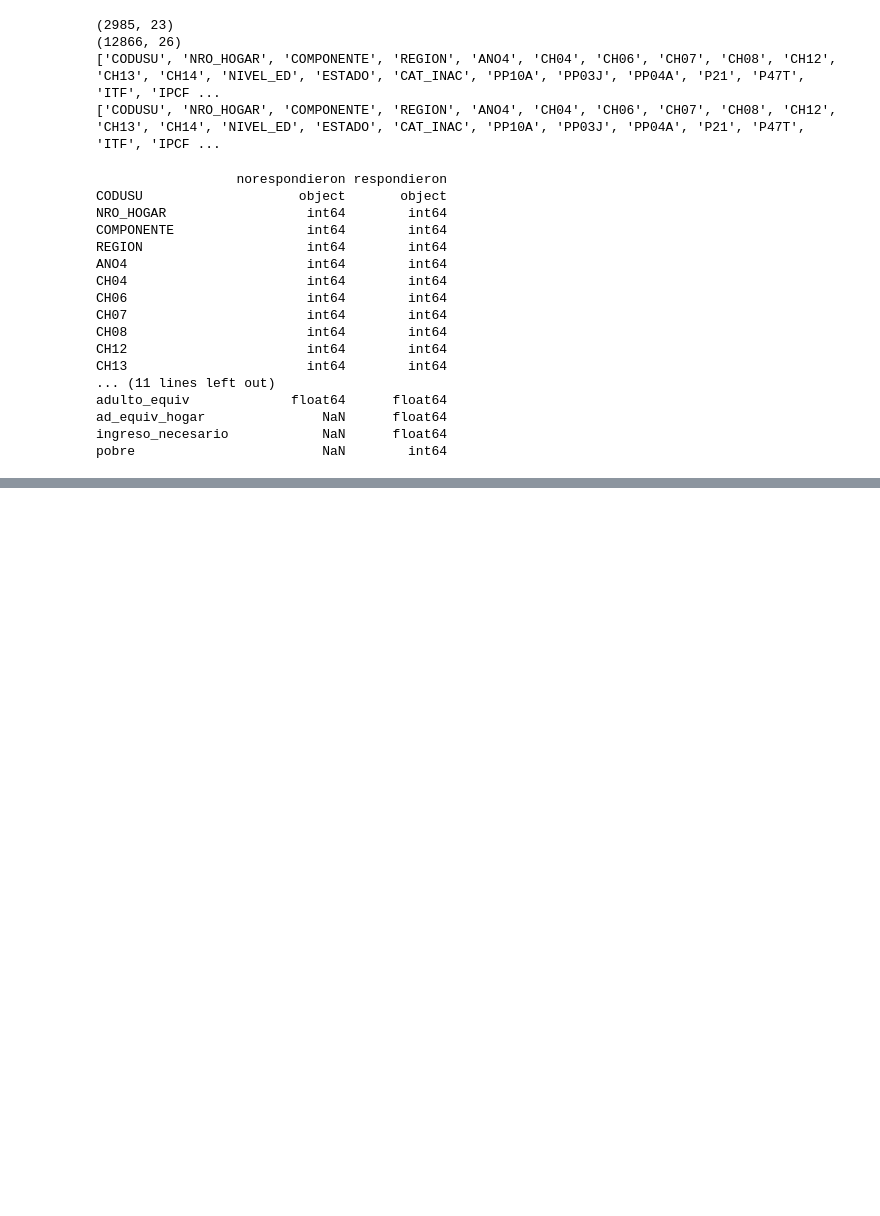
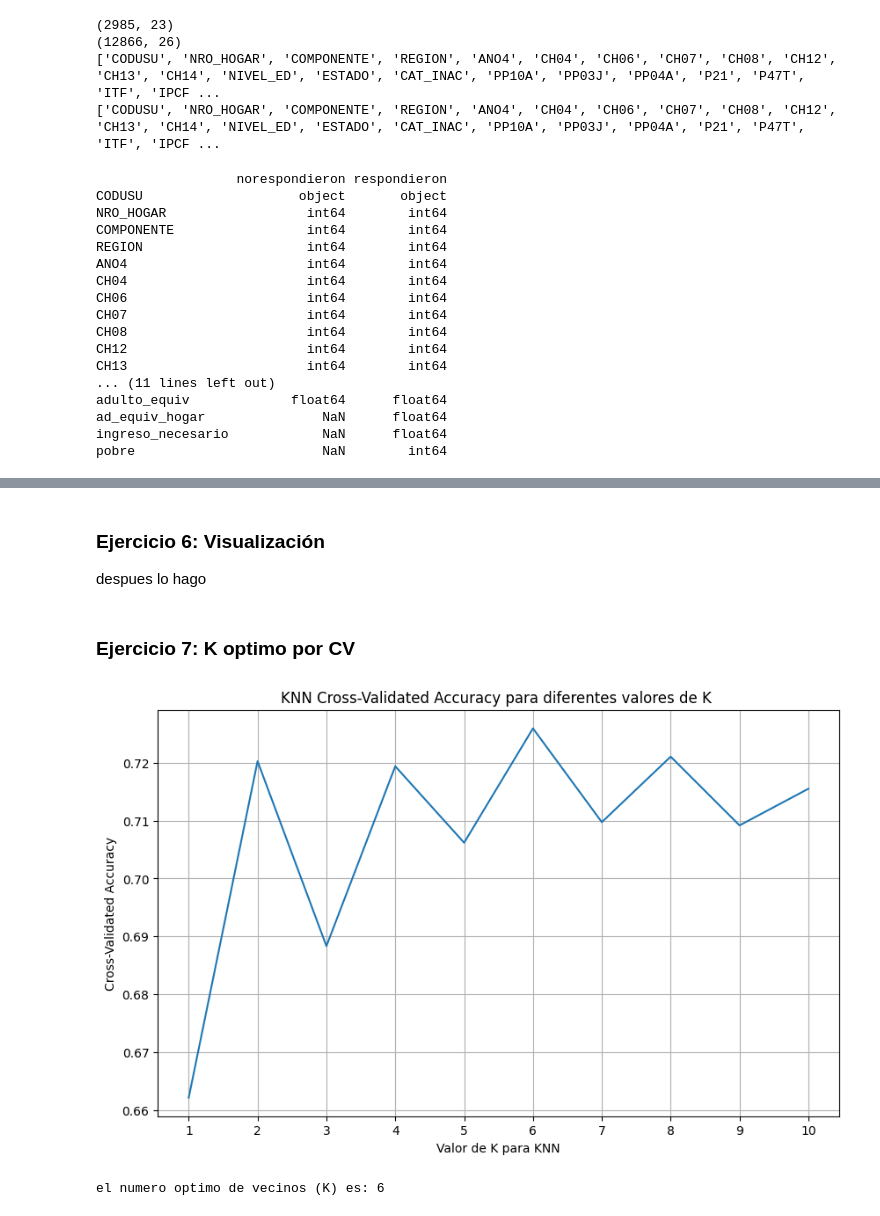
Before and after one commit to davidjjj14082000-png/BigDataUBA-Grupo-1, a Jupyter notebook: TP4/BigData_TP4_Grupo1.ipynb, the cells around one changed output, grey strips where cells are left out. Saved outputs shown, nothing was run; the diff lists cells and outputs as text; code cells hidden in the pictures; blank space fills up the shorter version.

```diff
--- a/TP4/BigData_TP4_Grupo1.ipynb
+++ b/TP4/BigData_TP4_Grupo1.ipynb
@@ -48,0 +50,11 @@ pobre                        NaN        int64
+# %%
+# creamos las variables a usar, la variables dependiente y variables independientes
+variables_X = ['ANO4', 'CH04','CH06','CH07', 'ESTADO']
+variable_y = 'pobre'
+
+# Crear X e y
+X = respondieron[variables_X].copy()
+y = respondieron[variable_y]
+
+# Agregar columna de unos para el intercepto
+X.insert(0, 'const', 1)
@@ -48,0 +247,37 @@ pobre                        NaN        int64
+# %% [markdown]
+### Ejercicio 6: Visualización
+despues lo hago
+# %% [markdown]
+### Ejercicio 7: K optimo por CV
+# %%
+from sklearn.model_selection import cross_val_score
+from sklearn.neighbors import KNeighborsClassifier
+import matplotlib.pyplot as plt
+import numpy as np
+
+# Definimos el rango de valores k a probar
+k_range = range(1, 11)
+k_scores = []
+
+# Realizamos validación cruzada de 5-fold para cada K
+for k in k_range:
+    knn = KNeighborsClassifier(n_neighbors=k)
+    scores = cross_val_score(knn, X_train, y_train, cv=5, scoring='accuracy')
+    k_scores.append(scores.mean())
+
+# Graficamos la precisión para cada K
+plt.figure(figsize=(10, 6))
+plt.plot(k_range, k_scores)
+plt.xlabel('Valor de K para KNN')
+plt.ylabel('Cross-Validated Accuracy')
+plt.title('KNN Cross-Validated Accuracy para diferentes valores de K ')
+plt.xticks(np.arange(1, 11, 1))
+plt.grid(True)
+plt.show()
+
+# Find the optimal K
+optimal_k = k_range[k_scores.index(max(k_scores))]
+print(f"el numero optimo de vecinos (K) es: {optimal_k}")
+# %% [output]
+[figure, added]
+el numero optimo de vecinos (K) es: 6
```
Also changed, not shown: parts of 19 cells of this notebook.
